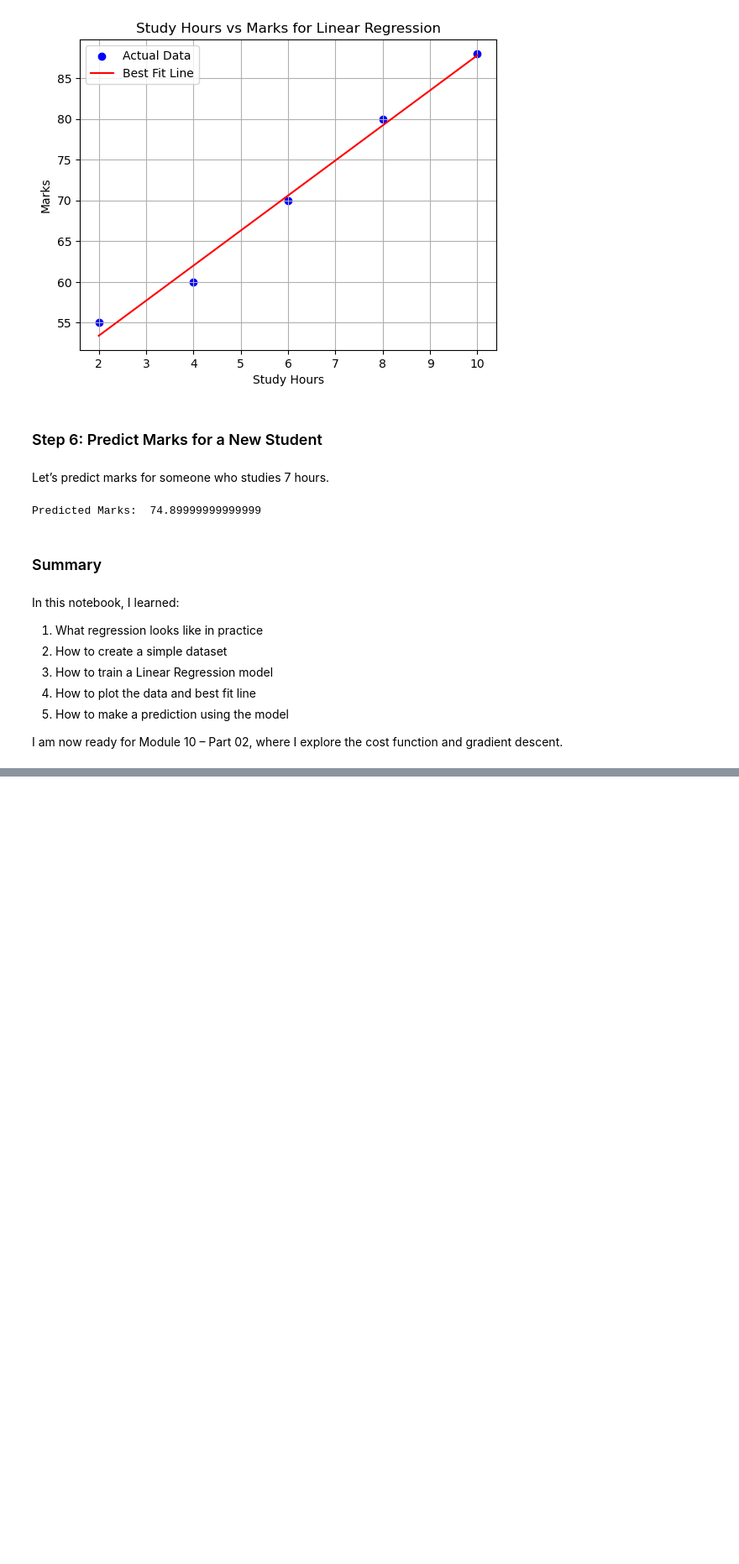
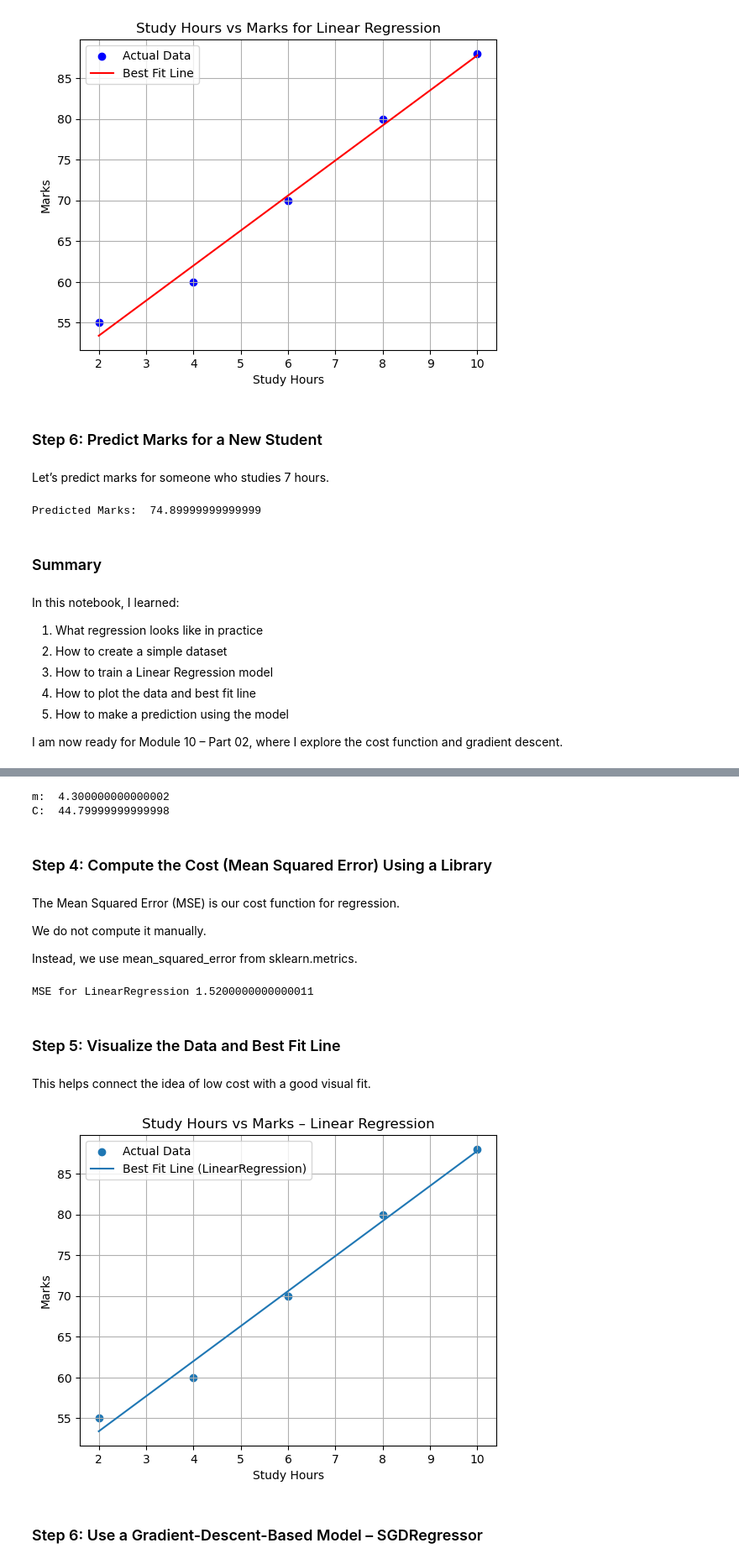
Before and after one commit to Tanvir-Ahmed-67/AI_ML_LEARNING, a Jupyter notebook: Matchine_Learning/Module_10_Linear_Regression_&_Logistic_Regression.ipynb, the cells around one changed output, grey strips where cells are left out. Shown: that part at 84% size. Cells and saved outputs as stored; diff of their text form; code cells hidden in the pictures; blank space fills up the shorter version.

```diff
--- a/Matchine_Learning/Module_10_Linear_Regression_&_Logistic_Regression.ipynb
+++ b/Matchine_Learning/Module_10_Linear_Regression_&_Logistic_Regression.ipynb
@@ -112,0 +136,5 @@ I am now ready for Module 10 – Part 02, where I explore the cost function and
+# %%
+# Create a simple Dataset
+hours = np.array([2, 4, 6, 8, 10]).reshape(-1, 1)
+marks = np.array([55, 60, 70, 80, 88])
+hours, marks
@@ -112,0 +154,44 @@ I am now ready for Module 10 – Part 02, where I explore the cost function and
+# %%
+#Fit a Linear Regression Model (Closed-Form Solver)
+lin_reg = LinearRegression()
+lin_reg.fit(hours, marks)
+print("m: ", lin_reg.coef_[0])
+print("C: ", lin_reg.intercept_)
+# %% [output]
+m:  4.300000000000002
+C:  44.79999999999998
+# %% [markdown]
+### Step 4: Compute the Cost (Mean Squared Error) Using a Library
+# %% [markdown]
+The Mean Squared Error (MSE) is our cost function for regression.
+
+We do not compute it manually.
+
+Instead, we use mean_squared_error from sklearn.metrics.
+# %%
+# Compute the Cost (Mean Square Error) using Library
+pred_marks = lin_reg.predict(hours)
+mse_lin = mean_squared_error(marks, pred_marks)
+print("MSE for LinearRegression", mse_lin)
+# %% [output]
+MSE for LinearRegression 1.5200000000000011
+# %% [markdown]
+### Step 5: Visualize the Data and Best Fit Line
+# %% [markdown]
+This helps connect the idea of low cost with a good visual fit.
+# %%
+#Visualize the Data and Best Fit Line
+plt.scatter(hours, marks, label="Actual Data")
+
+plt.plot(hours, pred_marks, label="Best Fit Line (LinearRegression)")
+
+plt.xlabel("Study Hours")
+plt.ylabel("Marks")
+plt.title("Study Hours vs Marks – Linear Regression")
+plt.legend()
+plt.grid(True)
+plt.show()
+# %% [output]
+[figure, added]
+# %% [markdown]
+### Step 6: Use a Gradient-Descent-Based Model – SGDRegressor
```
Also changed, not shown: parts of 14 cells of this notebook.
